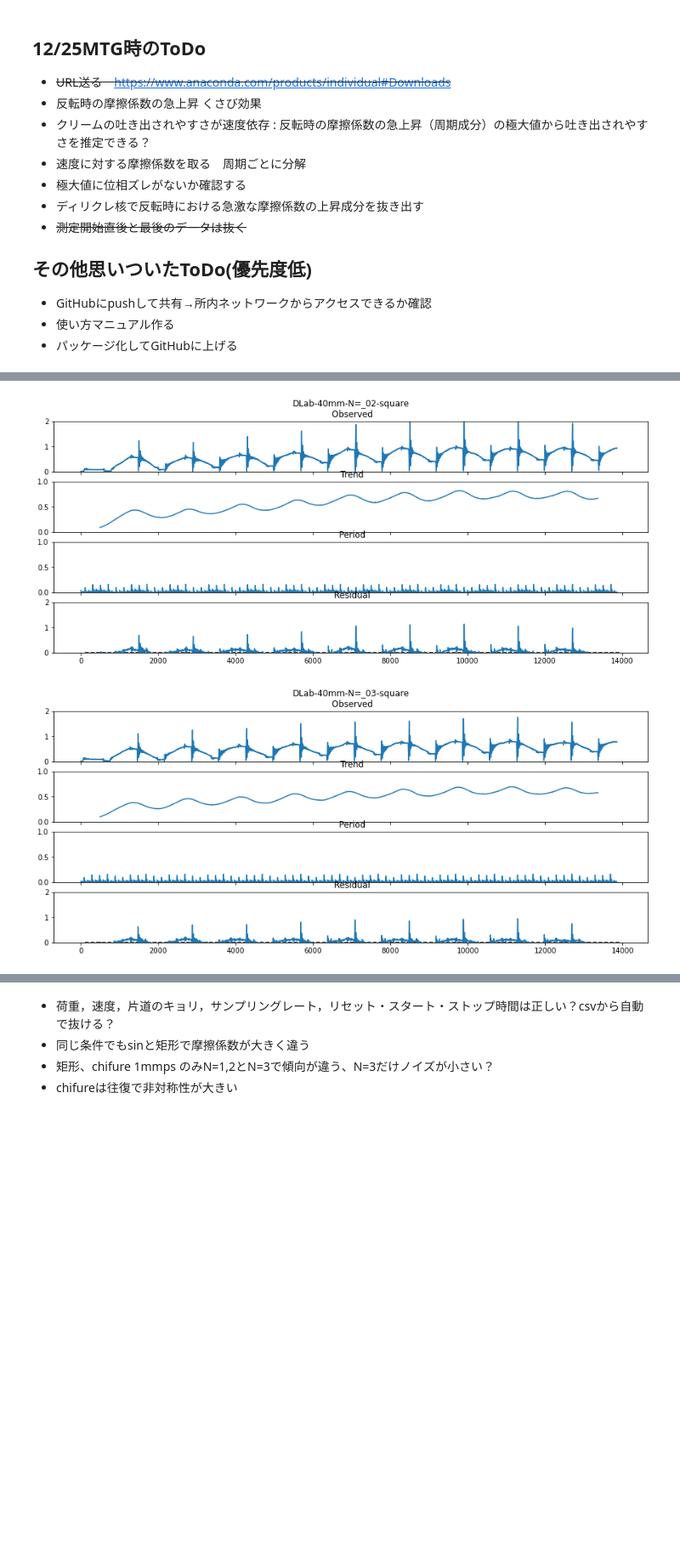
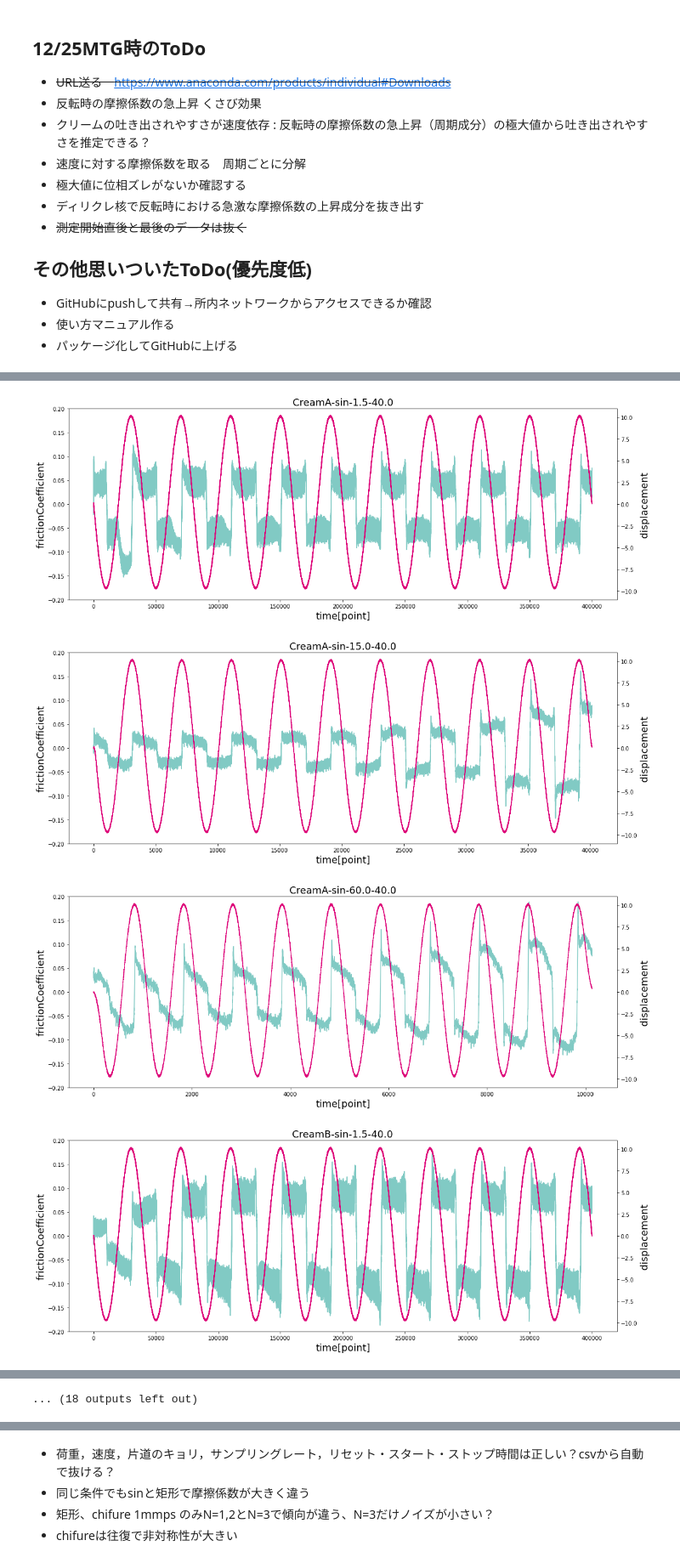
Before and after one commit to NagiYoshitsugu/Friction, a Jupyter notebook: 210115.ipynb, the cells around one changed output, grey strips where cells are left out. Shown at 85% size. Cells and saved outputs as stored; diff of their text form; code cells hidden in the pictures; blank space fills up the shorter version.

```diff
--- a/210115.ipynb
+++ b/210115.ipynb
@@ -27,18 +16,0 @@ v_range_dcp_square = [2.0, 1.0, 1.0, 2.0]
-# %%
-### Import libraries
-import io
-import sys
-import pandas as pd
-import numpy as np
-import requests
-import statsmodels.api as sm
-
-#### Visualize related libraries
-from matplotlib import pylab as plt
-%matplotlib inline
-from matplotlib.pylab import rcParams
-rcParams['figure.figsize'] = 15, 6
-
-#### Self-defined module
-sys.path.append('C:/Users/90033353/GoogleDrive_Nagi/Friction')
-from frictionData import FrictionData
@@ -438,10 +16,0 @@ v_inst_creamB_40mmps_N01.decompose_abs(v_range_dcp_square)
-# %%
-# creamB_40mmps_N02
-v_inst_creamB_40mmps_N02.decompose_abs(v_range_dcp_square)
-# %% [output]
-[figure, removed]
-# %%
-# creamB_40mmps_N03
-v_inst_creamB_40mmps_N03.decompose_abs(v_range_dcp_square)
-# %% [output]
-[figure, removed]
@@ -447,0 +45,22 @@ v_inst_creamB_40mmps_N03.decompose_abs(v_range_dcp_square)
+# %%
+# Condition
+v_data_conditions_201218 = pd.read_csv(v_path_conditions_201218, index_col=0, skiprows=1)
+v_data_conditions_210114 = pd.read_csv(v_path_conditions_210114, index_col=0, skiprows=1)
+v_data_conditions = pd.concat([v_data_conditions_201218, v_data_conditions_210114])
+
+# Load data
+v_frictionData = {}
+for i in v_data_conditions.index:
+    v_frictionData[str(i)] = FrictionData(str(i), v_data_conditions)
+# %%
+for i in v_data_conditions.index:
+    if v_frictionData[str(i)].type == 'sin':
+        v_range_frictionCoefficient = 0.2
+    elif v_frictionData[str(i)].type == 'square':
+        v_range_frictionCoefficient = 2.0
+    v_frictionData[str(i)].plot_rawData(v_range_frictionCoefficient)
+# %% [output]
+[figure, added]
+[figure, added]
+[figure, added]
+[figure, added]
@@ -447,0 +75 @@ v_inst_creamB_40mmps_N03.decompose_abs(v_range_dcp_square)
+... (18 outputs left out)
```
Also changed, not shown: parts of 70 cells of this notebook.
